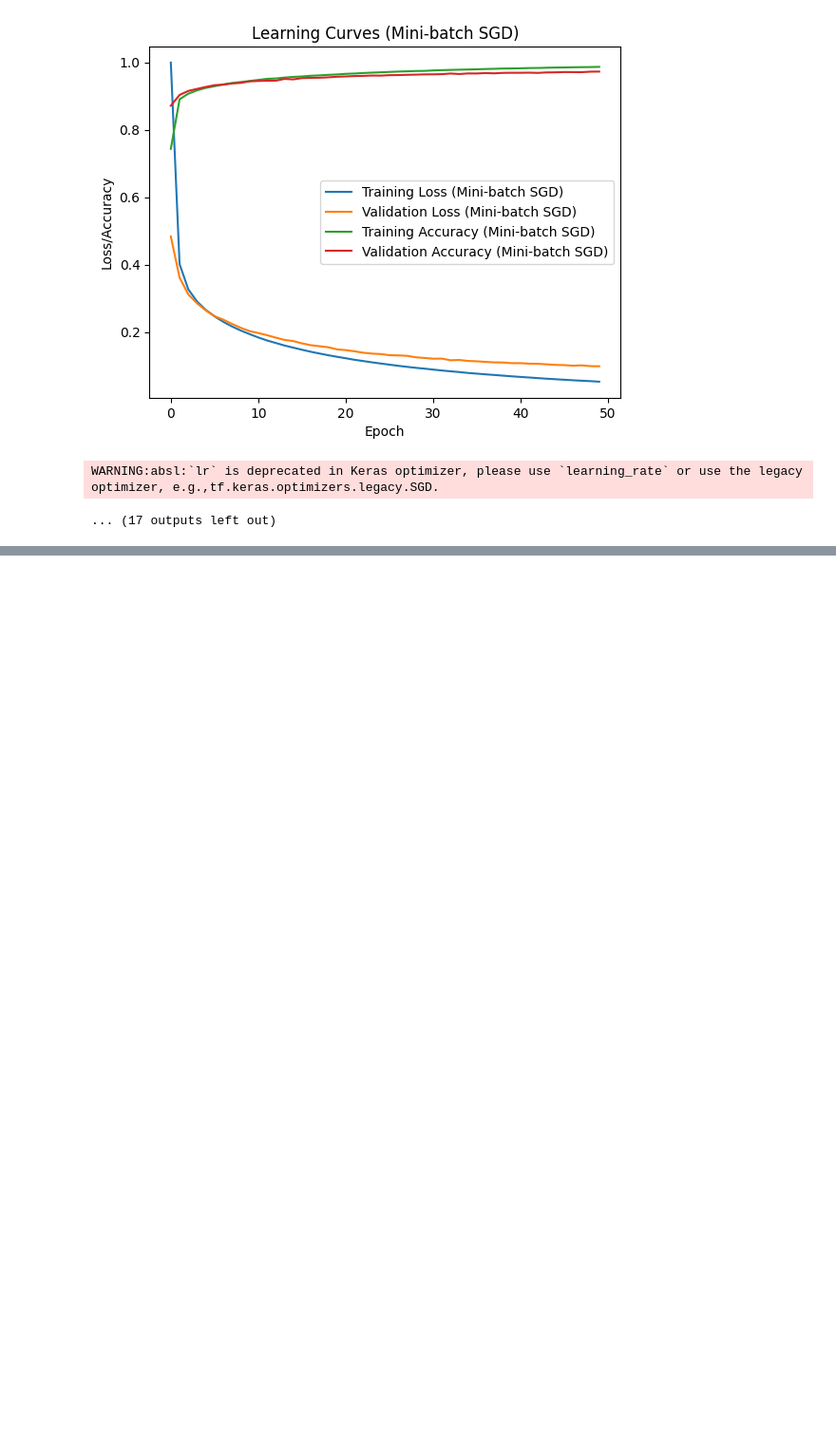
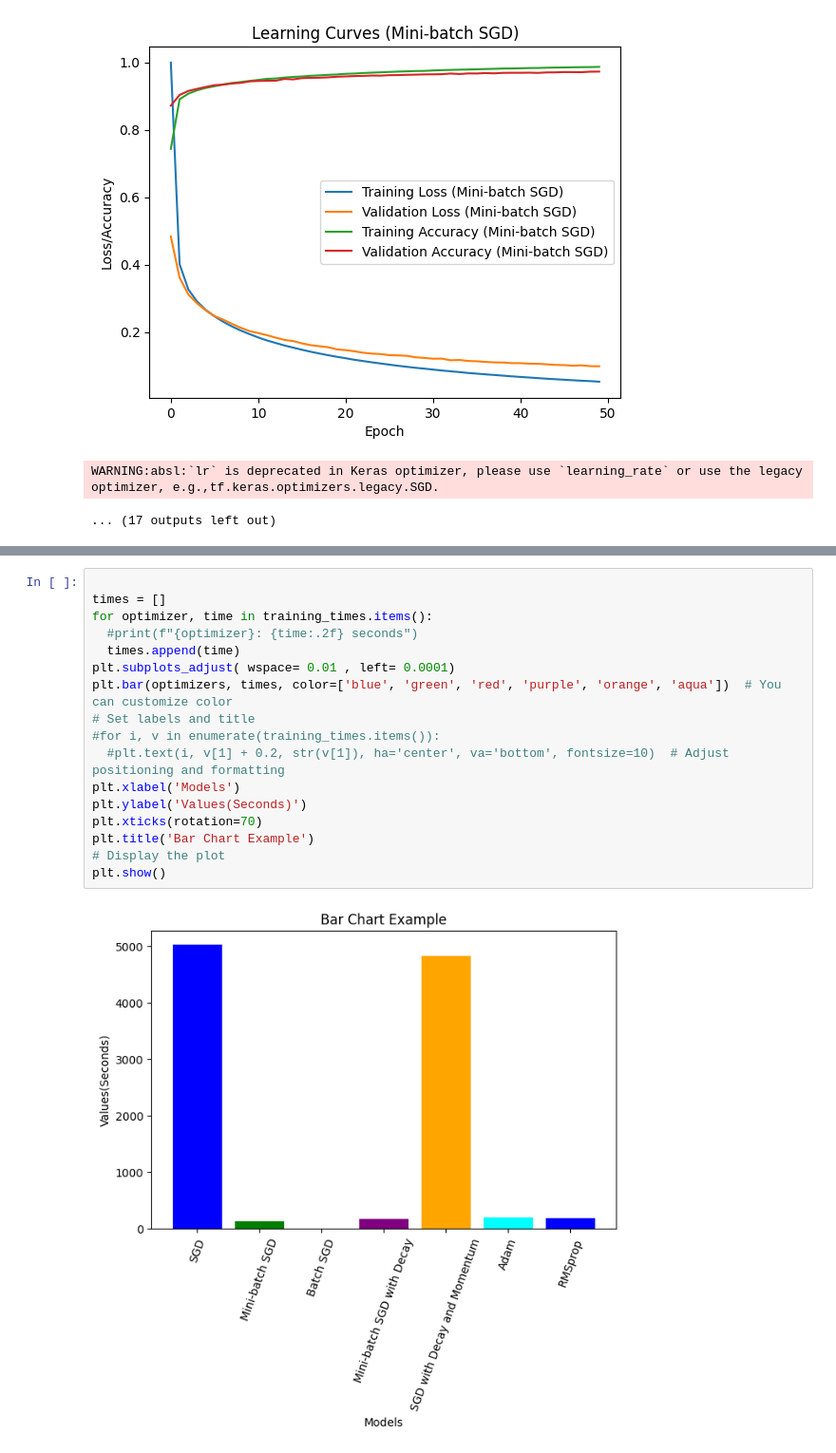
Before and after one commit to AyoubFrihaoui/Deep-Learning-Labs, a Jupyter notebook: Lab 2 - ANN MLP 2 hidden layers/lab_notebook.ipynb, the cells around one changed output, grey strips where cells are left out. Shown at 95% size. Drawn from its saved outputs; the diff is of its cells as text; blank space fills up the shorter version.

```diff
--- a/Lab 2 - ANN MLP 2 hidden layers/lab_notebook.ipynb
+++ b/Lab 2 - ANN MLP 2 hidden layers/lab_notebook.ipynb
@@ -181,0 +1035,19 @@ WARNING:absl:`lr` is deprecated in Keras optimizer, please use `learning_rate` o
+# %%
+
+times = []
+for optimizer, time in training_times.items():
+  #print(f"{optimizer}: {time:.2f} seconds")
+  times.append(time)
+plt.subplots_adjust( wspace= 0.01 , left= 0.0001)
+plt.bar(optimizers, times, color=['blue', 'green', 'red', 'purple', 'orange', 'aqua'])  # You can customize color
+# Set labels and title
+#for i, v in enumerate(training_times.items()):
+  #plt.text(i, v[1] + 0.2, str(v[1]), ha='center', va='bottom', fontsize=10)  # Adjust positioning and formatting
+plt.xlabel('Models')
+plt.ylabel('Values(Seconds)')
+plt.xticks(rotation=70)
+plt.title('Bar Chart Example')
+# Display the plot
+plt.show()
+# %% [output]
+[figure, added]
```
Also changed, not shown: parts of 11 cells of this notebook.
